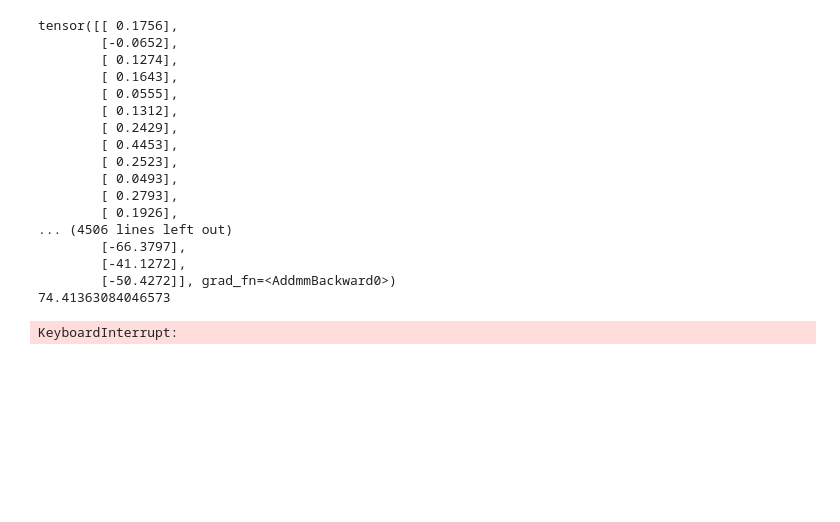
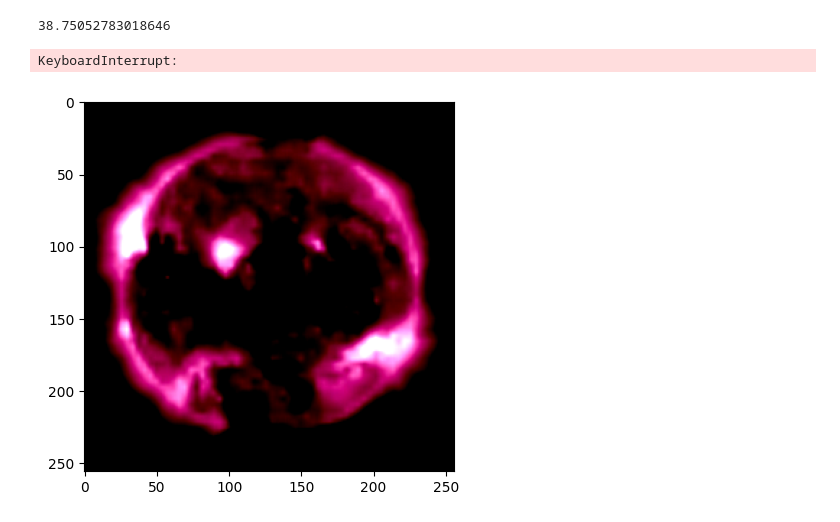
Before and after one commit to lshiyan/Solar_Flare_CNN, a Jupyter notebook: solar_Flare.ipynb, the cells around one changed output. Saved outputs shown, nothing was run; the diff lists cells and outputs as text; code cells hidden in the pictures; blank space fills up the shorter version.

```diff
--- a/solar_Flare.ipynb
+++ b/solar_Flare.ipynb
@@ -88,17 +89,14 @@ for col in flareDataset:
             flareDataset.loc[i, col]-=mean
             flareDataset.loc[i, col]/=std
 # %%
-
 def attachActualValues():
     pointer1 = 0
     pointer2 = 0
     solarFlareDates = flareDataset.T_REC.array
     newData = []
 
-
-
-    for tensor in transformed_Images:
-        if(deltat_Images[pointer1] > solarFlareDates[pointer2]):
+    for tensor in images:
+        while(deltat_Images[pointer1] > solarFlareDates[pointer2]):
             pointer2 += 1
 
         dateOfImage = deltat_Images[pointer1]
@@ -111,8 +109,5 @@ def attachActualValues():
     return newData
 
 predictedValues=attachActualValues()
-
-arr=[(tensor, label) for tensor, label in zip(transformed_Images, predictedValues)]
-
-print(arr)
+print(predictedValues)
 # %% [output]
@@ -136,7 +115,9 @@ print(arr)
 # %%
+
 import torchvision.transforms as transforms
+import numpy as np
+#Defining custom dataset class.
 
-#Defining custom dataset class.
 class CustomDataset(Dataset):
     def __init__(self, data, transform=None):
         self.data = data
@@ -152,27 +133,39 @@ class CustomDataset(Dataset):
         return tensor, label
 
 #Residual neural network for regression.
-resnet=torchvision.models.resnet18(pretrained="True")
+resnet=torchvision.models.resnet18(torchvision.models.ResNet18_Weights.DEFAULT)
 resnet.float()
 
 for param in resnet.parameters():
     param=param.to(dtype=torch.float32)
 
-transform_train = transforms.Compose([
-    transforms.RandomCrop(32, padding=4),
-    transforms.RandomHorizontalFlip(),
-    transforms.Normalize((0.4914, 0.4822, 0.4465), (0.2023, 0.1994, 0.2010)),
+transform_train=transforms.Compose([
+    transforms.Resize(256),      # Resize the input image to 256x256 pixels
+    transforms.ToTensor(),      # Convert the image to a PyTorch tensor
+    transforms.Normalize(
+        mean=[0.485, 0.456, 0.406],  # Mean values for each channel
+        std=[0.229, 0.224, 0.225]   # Standard deviation values for each channel
+    )
 ])
+tensor_Transform=torchvision.transforms.ToTensor()
 
+#Transform it, then greyscale it.
+arr=[(image, label) for image, label in zip(images, predictedValues)]
+
+plt.imshow(transform_train(arr[predictedValues.index(max(predictedValues))][0]).permute(1,2,0))
 inputs=CustomDataset(arr, transform=transform_train)
 
+#print(transform_train(ToTensor(images[0])))
+
+#Replacing classification layer with regression layer.
 num_In=resnet.fc.in_features
-#Replacing classification layer with regression layer.
 resnet.fc=nn.Sequential(
     nn.Linear(num_In, 256),
     nn.ReLU(inplace=True),
+    nn.Dropout(0.25),
     nn.Linear(256, 256),
     nn.ReLU(inplace=True),
+    nn.Dropout(p=0.25),
     nn.Linear(256, 1),
     #nn.Softmax(dim=1)
     #nn.Dropout(0.25),
@@ -184,15 +177,17 @@ resnet.fc=nn.Sequential(
     #nn.Linear(128, 10)
 )
 
-dataLoader=DataLoader(inputs, batch_size=16, shuffle=False)
+dataLoader=DataLoader(inputs, batch_size=16, shuffle=True)
 
-num_Epochs=200
+num_Epochs=20
 n=0
 
 #Initializing model.
-optimizer = torch.optim.Adam(resnet.parameters(), lr=0.0001)
+optimizer = torch.optim.Adam(resnet.parameters(), lr=0.00001)
 scheduler = torch.optim.lr_scheduler.CosineAnnealingLR(optimizer, T_max=200)
 loss_Function= nn.MSELoss()
+
+losses=[]
 
 for n in range(num_Epochs):
     for batch in dataLoader:
@@ -200,13 +195,15 @@ for n in range(num_Epochs):
             image, label=batch
 
             outputs = resnet(image) # Forward pass
-            print(outputs)
             loss = loss_Function(outputs, label.to(dtype=torch.float32))
 
+            losses.append(loss.item())
             optimizer.zero_grad()
             print((loss.item())**(1/2)/24) #Average days
 
             loss.backward()  # Backpropagation
             optimizer.step()  # Update weights
     scheduler.step()
+
+print(losses)
 # %% [output]
@@ -230,18 +211,3 @@ tensor([[ 0.0196],
-tensor([[ 0.1756],
-        [-0.0652],
-        [ 0.1274],
-        [ 0.1643],
-        [ 0.0555],
-        [ 0.1312],
-        [ 0.2429],
-        [ 0.4453],
-        [ 0.2523],
-        [ 0.0493],
-        [ 0.2793],
-        [ 0.1926],
-... (4506 lines left out)
-        [-66.3797],
-        [-41.1272],
-        [-50.4272]], grad_fn=<AddmmBackward0>)
-74.41363084046573
+38.75052783018646
 KeyboardInterrupt:
+[figure, added]
```
Also changed, not shown: parts of 5 cells of this notebook, 21 other files.
